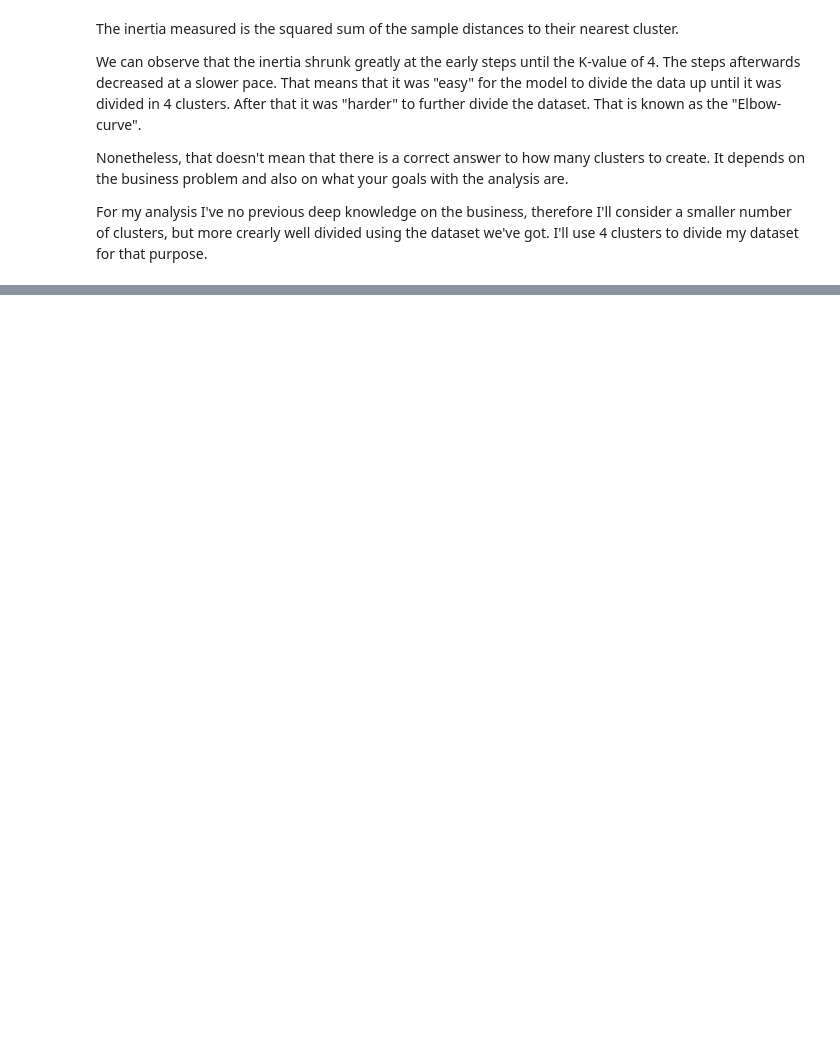
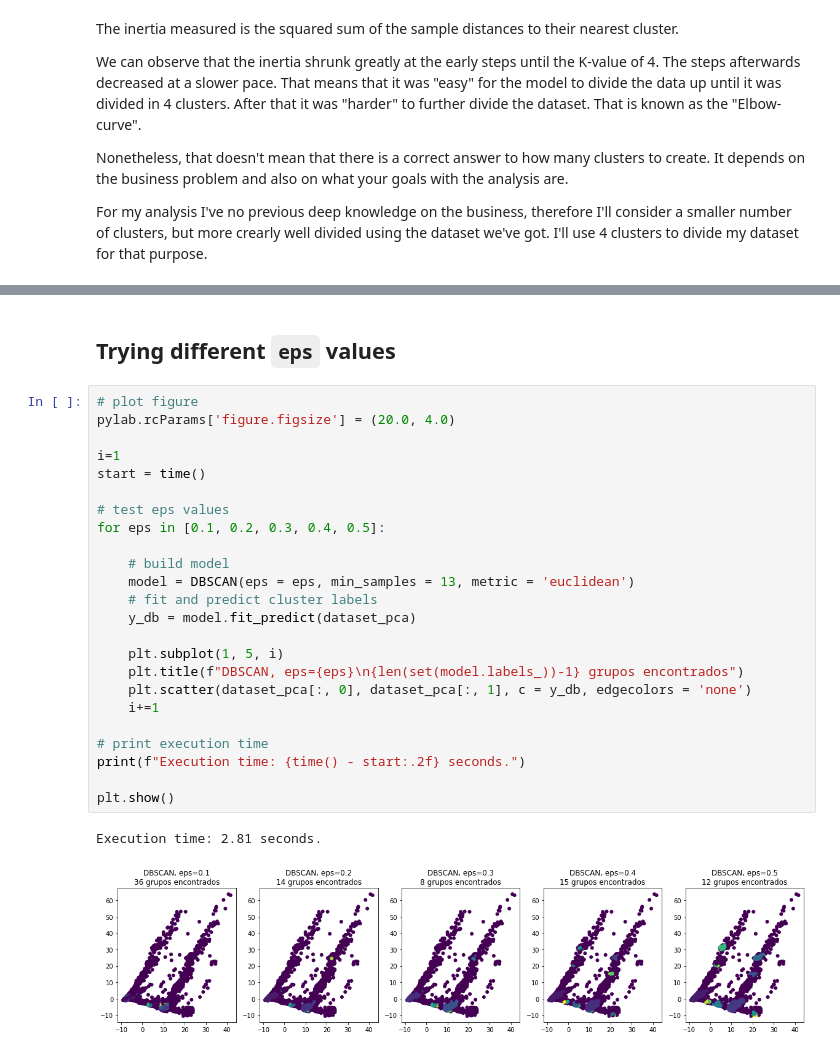
Before and after one commit to paulocressoni/ClusterAnalysis, a Jupyter notebook: Clustering_Analysis.ipynb, the cells around one changed output, grey strips where cells are left out. Saved outputs shown, nothing was run; the diff lists cells and outputs as text; blank space fills up the shorter version.

Commit message:
add DBSCAN and Mean Shift

```diff
--- a/Clustering_Analysis.ipynb
+++ b/Clustering_Analysis.ipynb
@@ -347,0 +377,29 @@ silhouette_score(dataset_pca, labels, metric = 'euclidean')
+# %% [markdown]
+## Trying different `eps` values
+# %%
+# plot figure
+pylab.rcParams['figure.figsize'] = (20.0, 4.0)
+
+i=1
+start = time()
+
+# test eps values
+for eps in [0.1, 0.2, 0.3, 0.4, 0.5]:
+
+    # build model
+    model = DBSCAN(eps = eps, min_samples = 13, metric = 'euclidean')
+    # fit and predict cluster labels
+    y_db = model.fit_predict(dataset_pca)
+
+    plt.subplot(1, 5, i)
+    plt.title(f"DBSCAN, eps={eps}\n{len(set(model.labels_))-1} grupos encontrados")
+    plt.scatter(dataset_pca[:, 0], dataset_pca[:, 1], c = y_db, edgecolors = 'none')
+    i+=1
+
+# print execution time
+print(f"Execution time: {time() - start:.2f} seconds.")
+
+plt.show()
+# %% [output]
+Execution time: 2.81 seconds.
+[figure, added]
```
Also changed, not shown: parts of 30 cells of this notebook.
